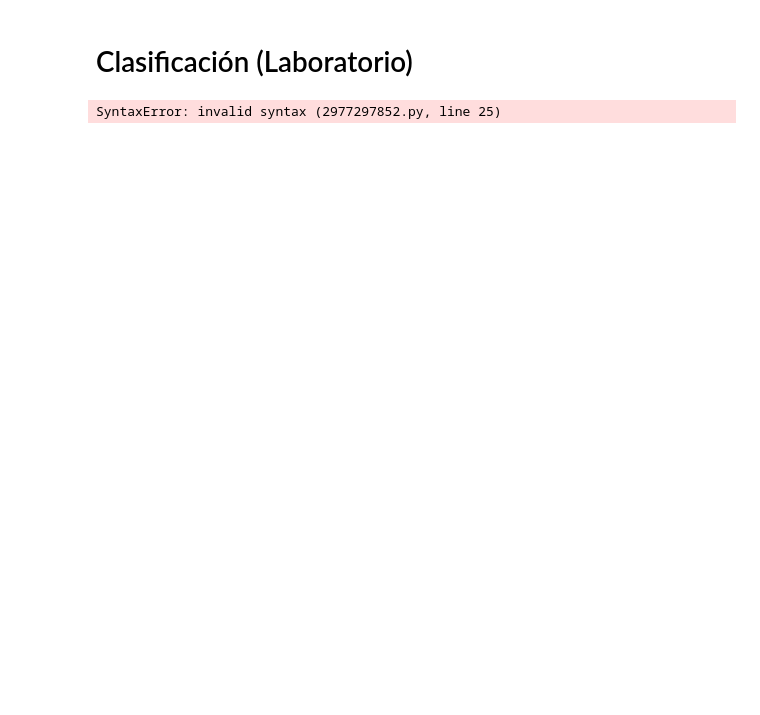
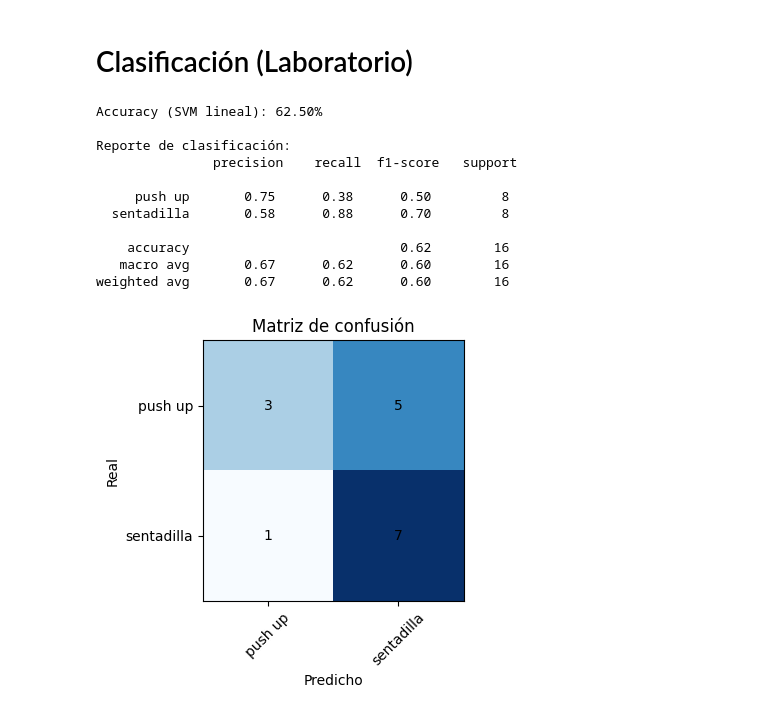
Before and after one commit to julicapa15/Laboratorio1_VisionComputacional, a Jupyter notebook: LABORATORIO_1_VISION_COMPUTACIONAL.ipynb, the cells around one changed output. Cells and saved outputs as stored; diff of their text form; code cells hidden in the pictures; blank space fills up the shorter version.

```diff
--- a/LABORATORIO_1_VISION_COMPUTACIONAL.ipynb
+++ b/LABORATORIO_1_VISION_COMPUTACIONAL.ipynb
@@ -210,33 +330,42 @@ X (BoVW): (40, 80)  y: (40,)   (K = 80 )
 # %% [markdown]
 # Clasificación (Laboratorio)
 # %%
-X_train, X_test, y_train, y_test = train_test_split(X, y, test_size=0.40, random_state=42, stratify=y)
-
 clf = LinearSVC(C=1.0, random_state=42)
 clf.fit(X_train, y_train)
 y_pred = clf.predict(X_test)
 
 acc = accuracy_score(y_test, y_pred)
 
 print("Accuracy (SVM lineal):", f"{acc*100:.2f}%")
 print("\nReporte de clasificación:\n", classification_report(y_test, y_pred))
 
 classes = sorted(list(set(y)))
 cm = confusion_matrix(y_test, y_pred, labels=classes)
 
 plt.figure(figsize=(4,4))
 plt.imshow(cm, cmap='Blues')
 plt.title("Matriz de confusión")
 plt.xticks(range(len(classes)), classes, rotation=45)
 plt.yticks(range(len(classes)), classes)
 
 for i in range(cm.shape[0]):
     for j in range(cm.shape[1]):
         plt.text(j, i, cm[i,j], ha='center', va='center')
 
 plt.xlabel("Predicho")
 plt.ylabel("Real")
 plt.tight_layout()
 plt.show()
 # %% [output]
-SyntaxError: invalid syntax (2977297852.py, line 25)
+Accuracy (SVM lineal): 62.50%
+
+Reporte de clasificación:
+               precision    recall  f1-score   support
+
+     push up       0.75      0.38      0.50         8
+  sentadilla       0.58      0.88      0.70         8
+
+    accuracy                           0.62        16
+   macro avg       0.67      0.62      0.60        16
+weighted avg       0.67      0.62      0.60        16
+[figure, added]
```
Also changed, not shown: parts of 6 cells of this notebook, 2 other files.
